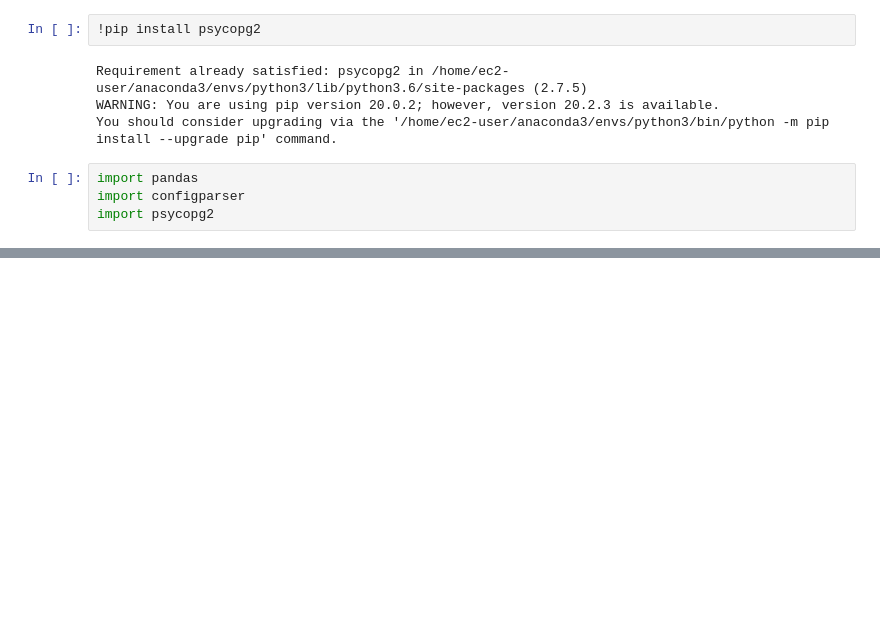
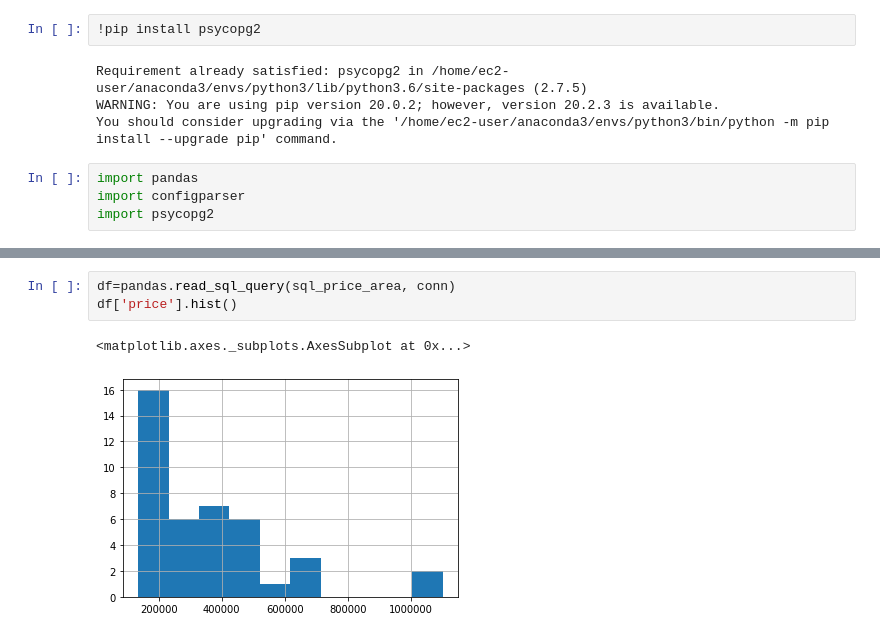
Before and after one commit to eisenhlm/IA340, a Jupyter notebook: lec4.ipynb, the cells around one changed output, grey strips where cells are left out. Saved outputs shown, nothing was run; the diff lists cells and outputs as text; blank space fills up the shorter version.

```diff
--- a/lec4.ipynb
+++ b/lec4.ipynb
@@ -30,0 +144,6 @@ import psycopg2
+# %%
+df=pandas.read_sql_query(sql_price_area, conn)
+df['price'].hist()
+# %% [output]
+<matplotlib.axes._subplots.AxesSubplot at 0x...>
+[figure, added]
```
Also changed, not shown: parts of 34 cells of this notebook.
